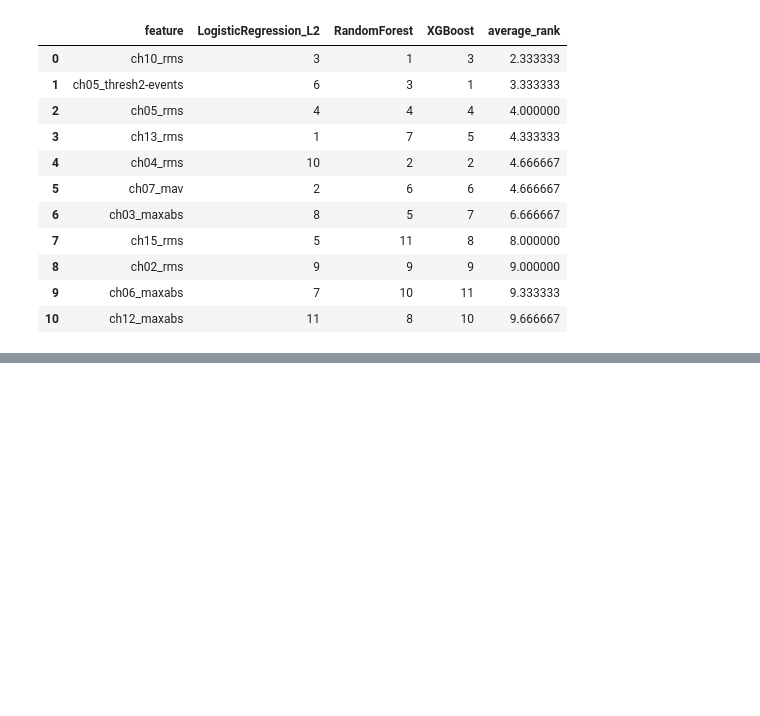
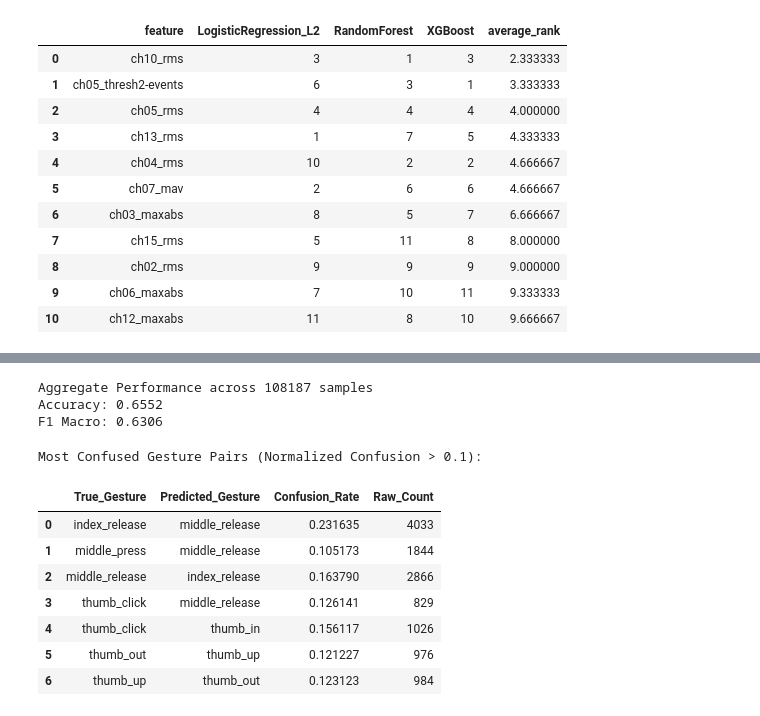
Before and after one commit to Erdos-Projects/fall-2025-gesture-recognition, a Jupyter notebook: notebooks/modeling_experiments_DRAFT.ipynb, the cells around one changed output, grey strips where cells are left out. Cells and saved outputs as stored; diff of their text form; code cells hidden in the pictures; blank space fills up the shorter version.

Commit message:
Added confusion matrices

```diff
--- a/notebooks/modeling_experiments_DRAFT.ipynb
+++ b/notebooks/modeling_experiments_DRAFT.ipynb
@@ -467,0 +560,37 @@ Performance Validation
+# %%
+# Summarize performance
+final_accuracy = accuracy_score(y_true_all, y_pred_all)
+final_f1 = f1_score(y_true_all, y_pred_all, average='macro')
+print(f"Aggregate Performance across {len(y_true_all)} samples")
+print(f"Accuracy: {final_accuracy:.4f}")
+print(f"F1 Macro: {final_f1:.4f}")
+# %% [output]
+Aggregate Performance across 108187 samples
+Accuracy: 0.6552
+F1 Macro: 0.6306
+# %%
+# Most confused gesture pairs as df
+print("\nMost Confused Gesture Pairs (Normalized Confusion > 0.1):")
+confusion_pairs = []
+for i, true_gesture in enumerate(class_names):
+    for j, pred_gesture in enumerate(class_names):
+        if i != j and conf_mat_norm[i, j] > 0.1:
+            confusion_pairs.append({
+                'True_Gesture': true_gesture,
+                'Predicted_Gesture': pred_gesture,
+                'Confusion_Rate': conf_mat_norm[i, j],
+                'Raw_Count': conf_mat[i, j]
+            })
+
+# Inspect
+pd.DataFrame(confusion_pairs)
+# %% [output]
+Most Confused Gesture Pairs (Normalized Confusion > 0.1):
+|  | True_Gesture | Predicted_Gesture | Confusion_Rate | Raw_Count |
+| 0 | index_release | middle_release | 0.231635 | 4033 |
+| 1 | middle_press | middle_release | 0.105173 | 1844 |
+| 2 | middle_release | index_release | 0.163790 | 2866 |
+| 3 | thumb_click | middle_release | 0.126141 | 829 |
+| 4 | thumb_click | thumb_in | 0.156117 | 1026 |
+| 5 | thumb_out | thumb_up | 0.121227 | 976 |
+| 6 | thumb_up | thumb_out | 0.123123 | 984 |
```
Also changed, not shown: parts of 16 cells of this notebook.
